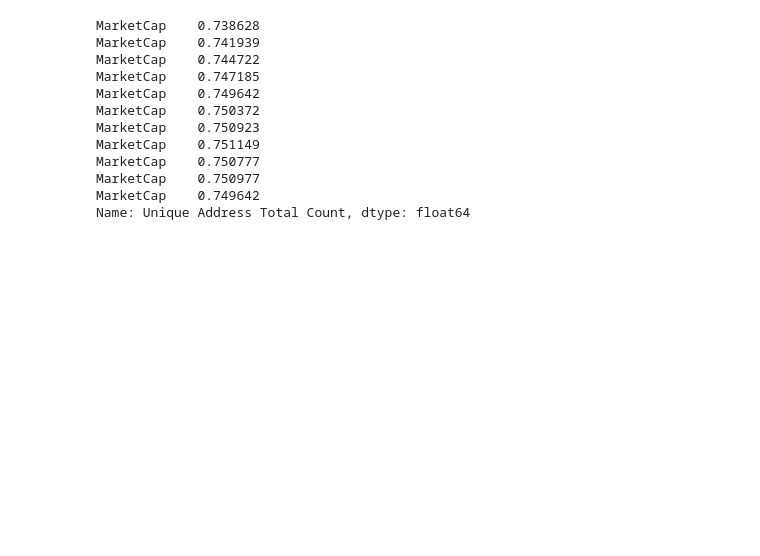
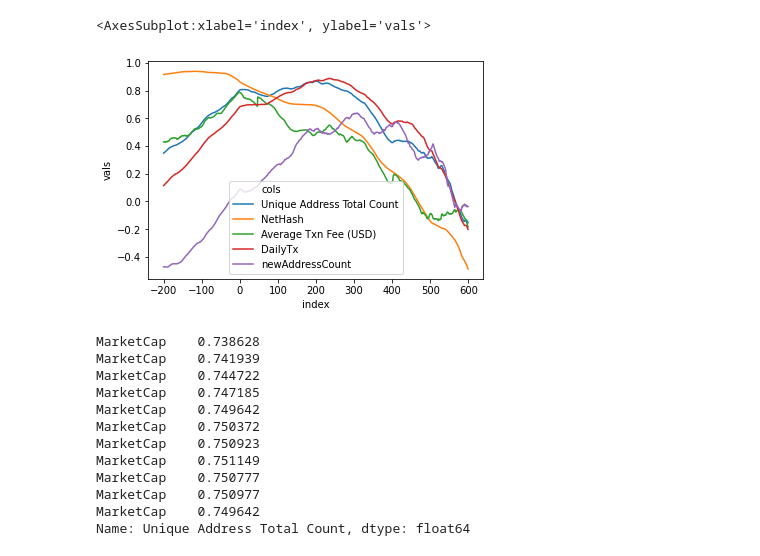
Before and after one commit to Plyeronn/DataScience, a Jupyter notebook: exploration.ipynb, the cells around one changed output. Cells and saved outputs as stored; diff of their text form; code cells hidden in the pictures; blank space fills up the shorter version.

Commit message:
Correlations Plot! Predicting the price

```diff
--- a/exploration.ipynb
+++ b/exploration.ipynb
@@ -165,3 +154,50 @@ pd.DataFrame.from_dict(arr)
+# %%
+#  positive --> parameter on market cap
+#  negative --> market cap on parameters (market cap shifts)
+
+# def shift_(cur, c, n):
+#     df = cur.copy()
+#     n = -n
+#     if (n>0):
+#         df[c] = df[c].shift(-n)
+#         return df[n:]
+#         # return 0
+#     elif(n<0):
+#         df[c] = df[c].shift(n)
+#         return df[:n]
+#     else:
+#         return df
+
+
+
+def shift_(cur, c, n):
+    df = cur.copy()
+    if (n>0):
+        df[c] = df[c].shift(-n)
+        return df[:-n]
+    elif(n<0):
+        df[c] = df[c].shift(-n)
+        return df[-n:]
+    else:
+        return df
+
+
+arr = {}
+for i in range(-200, 600):
+    # cur = pd.concat([shift_(tmp, 'MarketCap', i).corr()['MarketCap'],cur], axis = 1)
+    index = i
+    arr[index] = shift_(tmp, 'MarketCap', index).corr()['MarketCap']
+
+arr = pd.DataFrame.from_dict(arr).T[['Unique Address Total Count', 'NetHash', 'Average Txn Fee (USD)', 'DailyTx', 'newAddressCount']].reset_index()
+# arr = pd.DataFrame.from_dict(arr).T['Average Txn Fee (USD)'].reset_index()
+
+arr_m = arr.melt('index', var_name = 'cols', value_name = 'vals')
+arr_m
+sns.lineplot(data = arr_m, x = 'index', y = 'vals', hue='cols')
+# arr.plot(kind = 'scatter', x='index', y=['Unique Address Total Count', 'NetHash', 'Average Txn Fee (USD)'])
+# %% [output]
+<AxesSubplot:xlabel='index', ylabel='vals'>
+[figure, added]
 # %%
 cur.loc['Unique Address Total Count']
 # %% [output]
```
Also changed, not shown: parts of 10 cells of this notebook.
